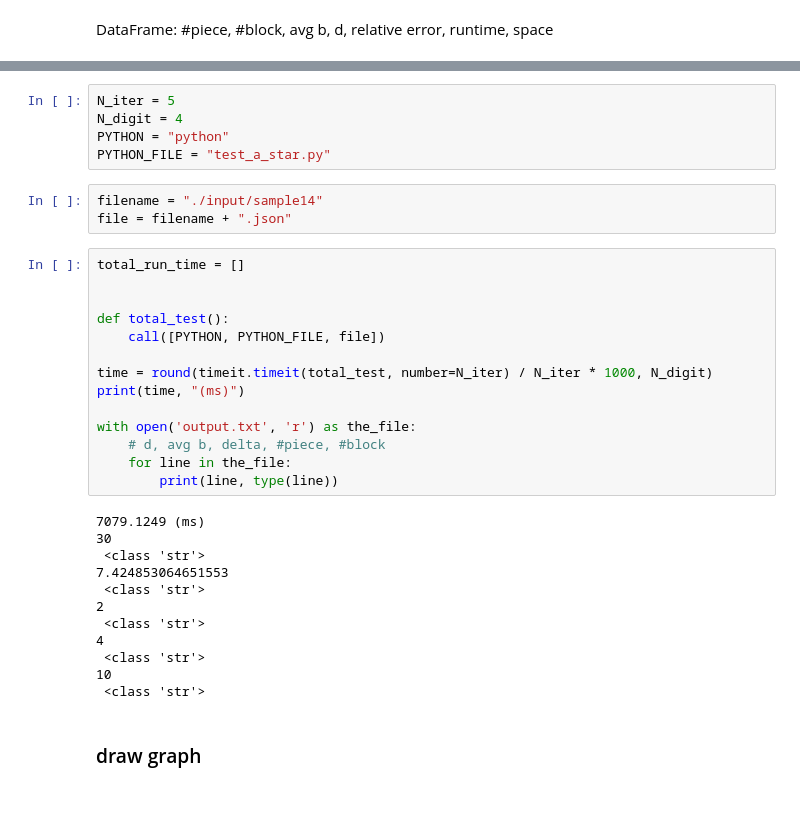
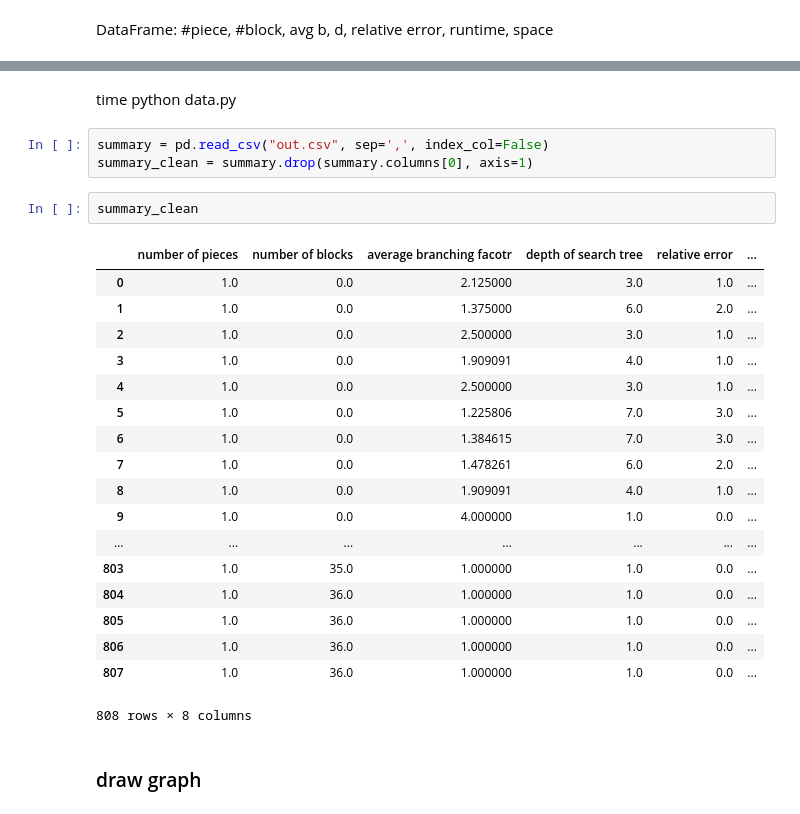
Before and after one commit to yangxvlin/Board-Game-Chexer-AI, a Jupyter notebook: project1/report.ipynb, the cells around one changed output, grey strips where cells are left out. Saved outputs shown, nothing was run; the diff lists cells and outputs as text.

```diff
--- a/project1/report.ipynb
+++ b/project1/report.ipynb
@@ -294,36 +29,28 @@ from subprocess import call
-# %%
-N_iter = 5
-N_digit = 4
-PYTHON = "python"
-PYTHON_FILE = "test_a_star.py"
-# %%
-filename = "./input/sample14"
-file = filename + ".json"
-# %%
-total_run_time = []
-
-
-def total_test():
-    call([PYTHON, PYTHON_FILE, file])
-
-time = round(timeit.timeit(total_test, number=N_iter) / N_iter * 1000, N_digit)
-print(time, "(ms)")
-
-with open('output.txt', 'r') as the_file:
-    # d, avg b, delta, #piece, #block
-    for line in the_file:
-        print(line, type(line))
-# %% [output]
-7079.1249 (ms)
-30
- <class 'str'>
-7.424853064651553
- <class 'str'>
-2
- <class 'str'>
-4
- <class 'str'>
-10
- <class 'str'>
+# %% [markdown]
+time python data.py
+# %%
+summary = pd.read_csv("out.csv", sep=',', index_col=False)
+summary_clean = summary.drop(summary.columns[0], axis=1)
+# %%
+summary_clean
+# %% [output]
+|  | number of pieces | number of blocks | average branching facotr | depth of search tree | relative error | ... |
+| 0 | 1.0 | 0.0 | 2.125000 | 3.0 | 1.0 | ... |
+| 1 | 1.0 | 0.0 | 1.375000 | 6.0 | 2.0 | ... |
+| 2 | 1.0 | 0.0 | 2.500000 | 3.0 | 1.0 | ... |
+| 3 | 1.0 | 0.0 | 1.909091 | 4.0 | 1.0 | ... |
+| 4 | 1.0 | 0.0 | 2.500000 | 3.0 | 1.0 | ... |
+| 5 | 1.0 | 0.0 | 1.225806 | 7.0 | 3.0 | ... |
+| 6 | 1.0 | 0.0 | 1.384615 | 7.0 | 3.0 | ... |
+| 7 | 1.0 | 0.0 | 1.478261 | 6.0 | 2.0 | ... |
+| 8 | 1.0 | 0.0 | 1.909091 | 4.0 | 1.0 | ... |
+| 9 | 1.0 | 0.0 | 4.000000 | 1.0 | 0.0 | ... |
+| ... | ... | ... | ... | ... | ... | ... |
+| 803 | 1.0 | 35.0 | 1.000000 | 1.0 | 0.0 | ... |
+| 804 | 1.0 | 36.0 | 1.000000 | 1.0 | 0.0 | ... |
+| 805 | 1.0 | 36.0 | 1.000000 | 1.0 | 0.0 | ... |
+| 806 | 1.0 | 36.0 | 1.000000 | 1.0 | 0.0 | ... |
+| 807 | 1.0 | 36.0 | 1.000000 | 1.0 | 0.0 | ... |
+808 rows × 8 columns
 # %% [markdown]
 ### draw graph
```
Also changed, not shown: parts of 27 cells of this notebook, 5 other files.
